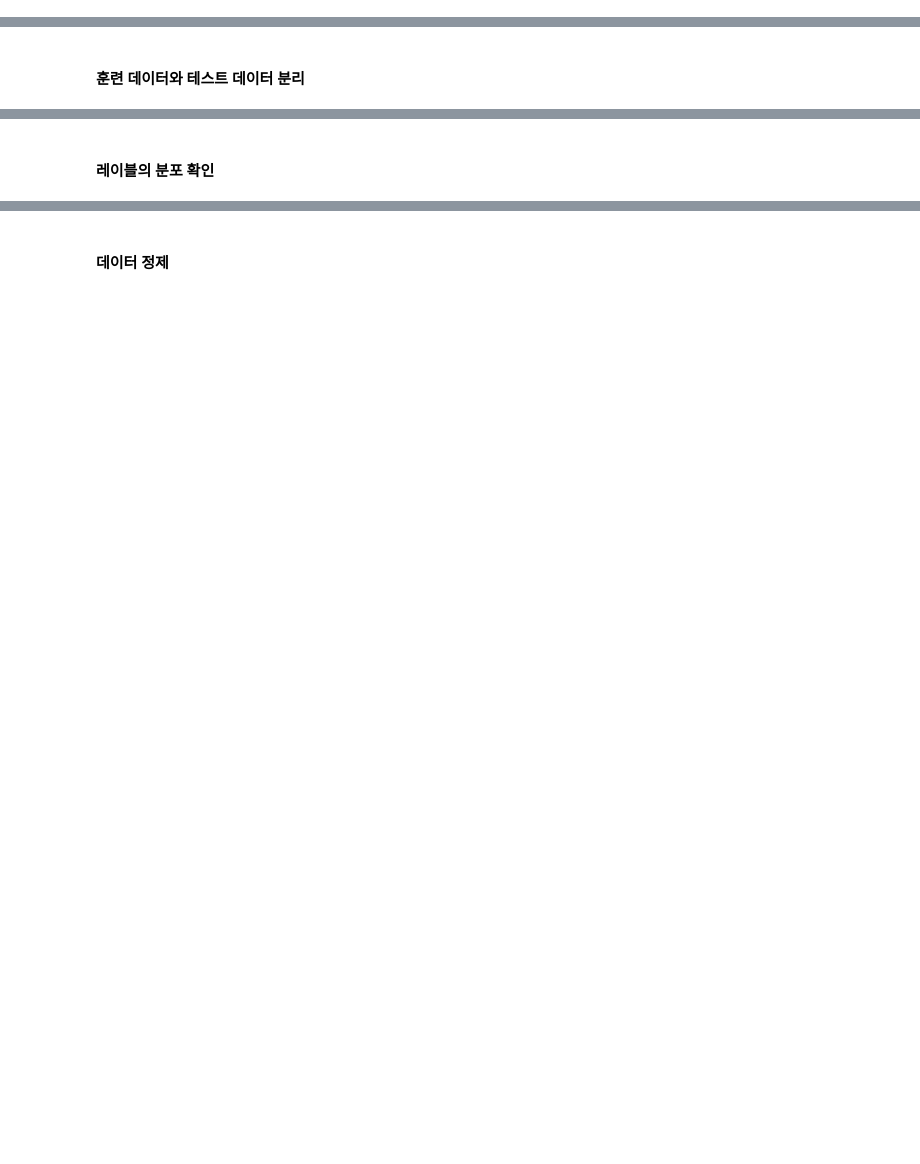
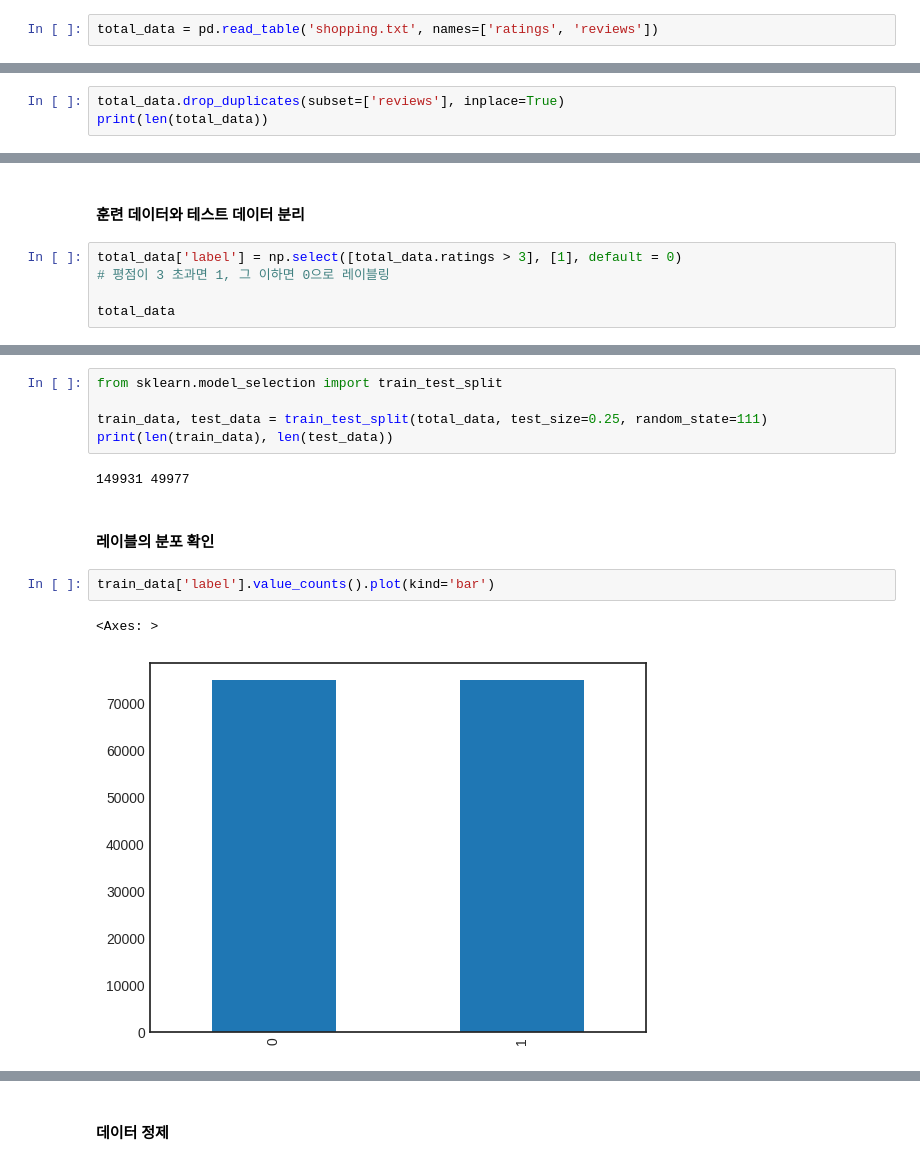
Before and after one commit to jo-cho/nlp_study, a Jupyter notebook: 1_NLP_SUANLAB/_10_감정_분석(Sentiment_Analysis).ipynb, the cells around one changed output, grey strips where cells are left out. Saved outputs shown, nothing was run; the diff lists cells and outputs as text; blank space fills up the shorter version.

```diff
--- a/1_NLP_SUANLAB/_10_감정_분석(Sentiment_Analysis).ipynb
+++ b/1_NLP_SUANLAB/_10_감정_분석(Sentiment_Analysis).ipynb
@@ -107,0 +441,2 @@
+# %%
+total_data = pd.read_table('shopping.txt', names=['ratings', 'reviews'])
@@ -107,0 +459,3 @@
+# %%
+total_data.drop_duplicates(subset=['reviews'], inplace=True)
+print(len(total_data))
@@ -108,2 +464,7 @@
 # %% [markdown]
 #### 훈련 데이터와 테스트 데이터 분리
+# %%
+total_data['label'] = np.select([total_data.ratings > 3], [1], default = 0)
+# 평점이 3 초과면 1, 그 이하면 0으로 레이블링
+
+total_data
@@ -110,2 +485,14 @@
+# %%
+from sklearn.model_selection import train_test_split
+
+train_data, test_data = train_test_split(total_data, test_size=0.25, random_state=111)
+print(len(train_data), len(test_data))
+# %% [output]
+149931 49977
 # %% [markdown]
 #### 레이블의 분포 확인
+# %%
+train_data['label'].value_counts().plot(kind='bar')
+# %% [output]
+<Axes: >
+[figure, added]
```
Also changed, not shown: parts of 57 cells of this notebook.
